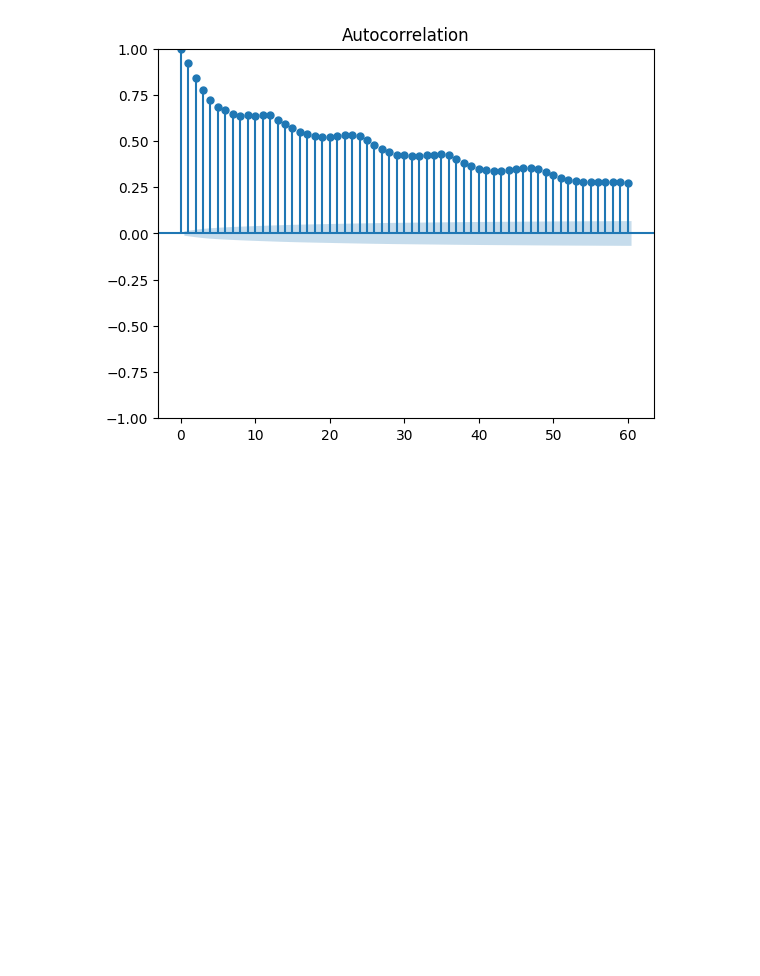
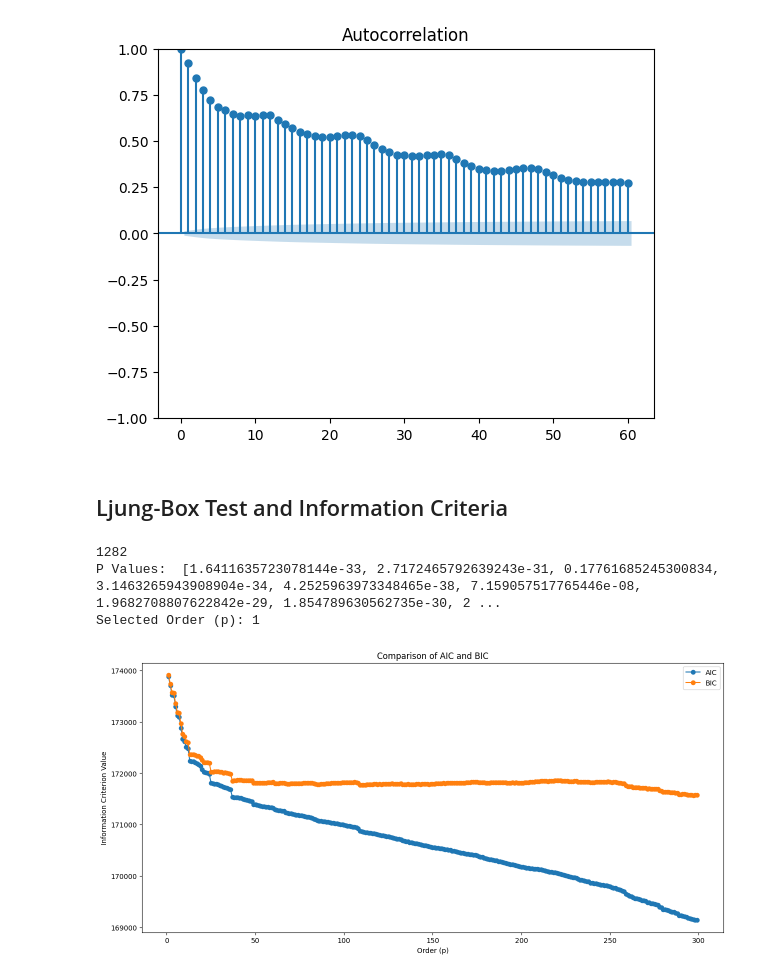
Before and after one commit to AlesKas/DIP, a Jupyter notebook: network_analytics_ar.ipynb, the cells around one changed output. Saved outputs shown, nothing was run; the diff lists cells and outputs as text; code cells hidden in the pictures; blank space fills up the shorter version.

```diff
--- a/network_analytics_ar.ipynb
+++ b/network_analytics_ar.ipynb
@@ -47,3 +47,5 @@ plot_acf(series, lags=60)
 plt.show()
 # %% [output]
 [figure]
+# %% [markdown]
+## Ljung-Box Test and Information Criteria
@@ -50 +56,46 @@ plt.show()
+# %%
+import numpy as np
+from statsmodels.tsa.ar_model import AutoReg
+from statsmodels.stats.diagnostic import acorr_ljungbox
+
+max_order = len(X)-size
+p_values = []
+aic_values = []
+bic_values = []
+
+print(max_order)
+
+rnge = range(1, 300)
+
+for p in rnge:
+    model = AutoReg(train, lags=p)
+    result = model.fit()
+    residuals = result.resid
+    aic_values.append(result.aic)
+    bic_values.append(result.bic)
+
+    result = acorr_ljungbox(residuals, lags=[p])
+    p_value = result.iloc[0,1]
+    p_values.append(p_value)
+
+# Find the lag order with non-significant autocorrelation
+threshold = 0.05
+selected_order = np.argmax(np.array(p_values) < threshold) + 1
+print("P Values: ", p_values)
+print("Selected Order (p):", selected_order)
+
+# Plot AIC and BIC values
+plt.figure(figsize=(15,7))
+plt.plot(rnge, aic_values, marker='o', label='AIC')
+plt.plot(rnge, bic_values, marker='o', label='BIC')
+plt.xlabel('Order (p)')
+plt.ylabel('Information Criterion Value')
+plt.title('Comparison of AIC and BIC')
+plt.legend()
+plt.show()
+# %% [output]
+1282
+P Values:  [1.6411635723078144e-33, 2.7172465792639243e-31, 0.17761685245300834, 3.1463265943908904e-34, 4.2525963973348465e-38, 7.159057517765446e-08, 1.9682708807622842e-29, 1.854789630562735e-30, 2 ...
+Selected Order (p): 1
+[figure, added]
 # %%
```
Also changed, not shown: parts of 5 cells of this notebook, 1 other file.
